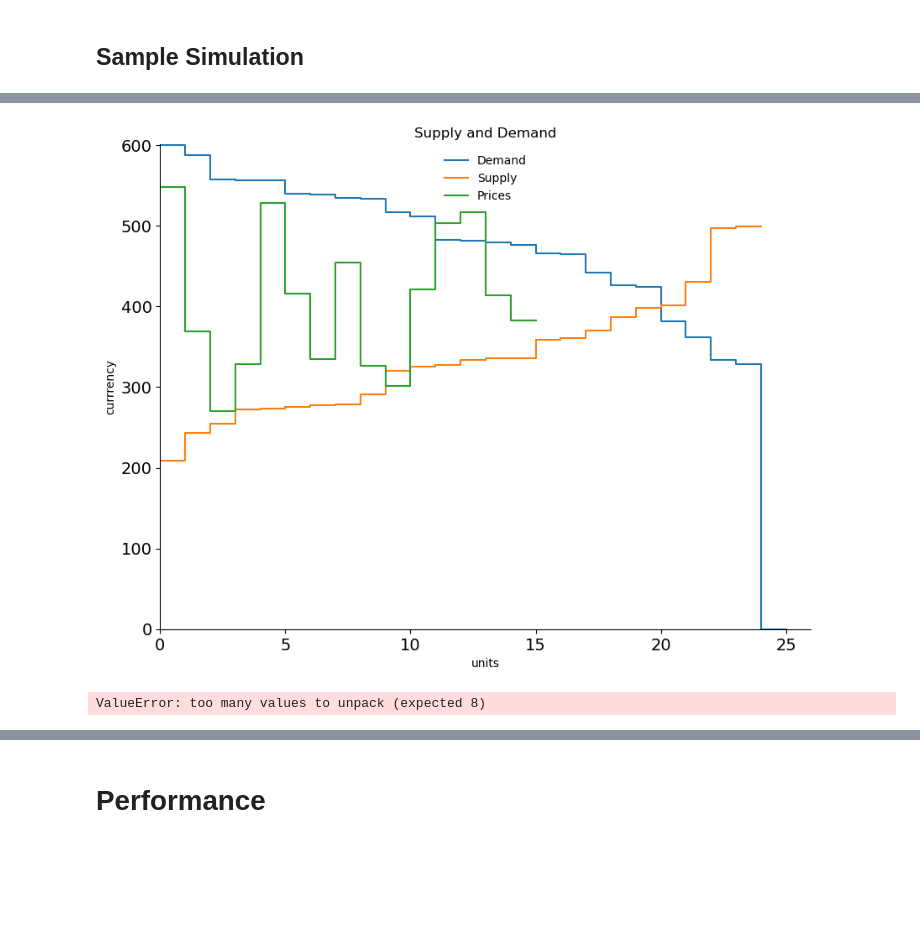
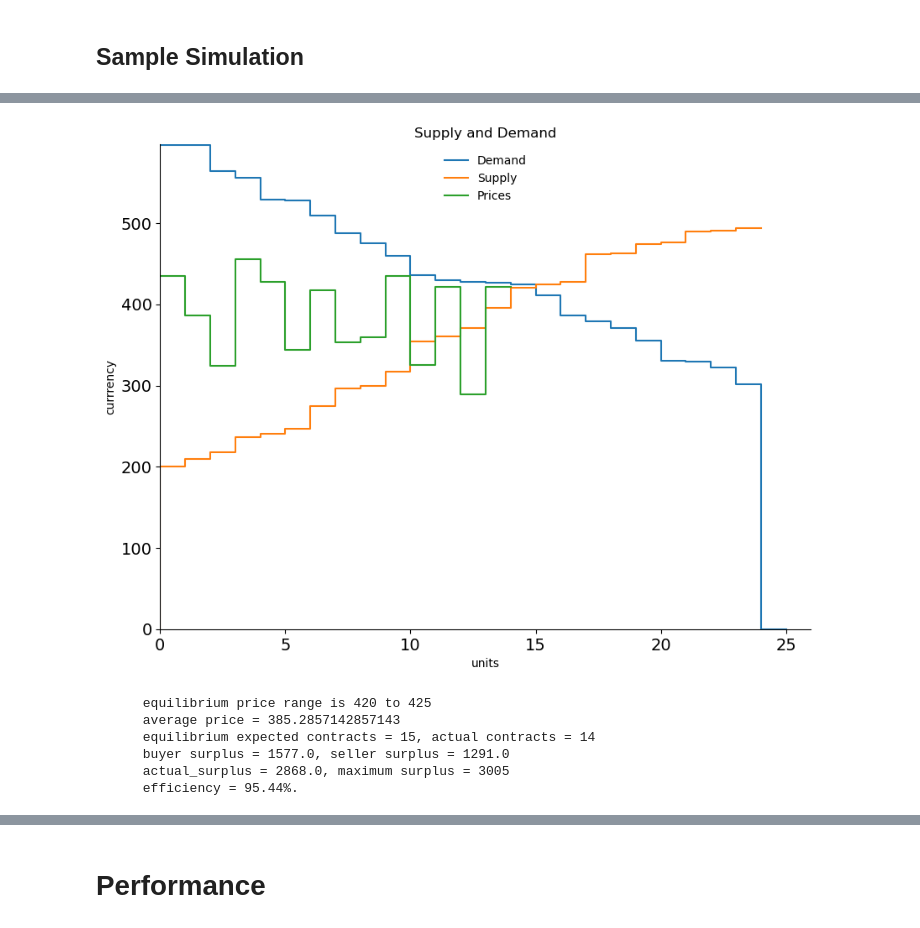
Before and after one commit to Kmccabe/dm_markets, a Jupyter notebook: modules_v3/notebooks/dm_presentation_V7.1_TrueDevCopy.ipynb, the cells around one changed output, grey strips where cells are left out. Drawn from its saved outputs; the diff is of its cells as text; code cells hidden in the pictures; blank space fills up the shorter version.

```diff
--- a/modules_v3/notebooks/dm_presentation_V7.1_TrueDevCopy.ipynb
+++ b/modules_v3/notebooks/dm_presentation_V7.1_TrueDevCopy.ipynb
@@ -117,11 +125,13 @@ trader_types = [(ZID, 4), (ZID, 4)]
 
 # Classic Types
 agent_maker = make_env.MakeAgents(num_traders, trader_types, num_units,
-                                grid_size, lower_bound, upper_bound, debug, market_type="ONE_TYPE", item_types=["C"])
+                                grid_size, lower_bound, upper_bound, debug, market_type="ONE_TYPE", item_types=["C"], default_rep=100)
 #agent_maker.make_test_agents()
 agent_maker.make_agents()
 agent_maker.make_locations()
 agents = agent_maker.get_agents()
+agent_maker.make_market("test_market")
+market = agent_maker.get_market()
 #agent_maker.print_agents(agents)
 
 sim_name = "Sample One Period Simulation"
@@ -129,17 +139,19 @@ num_rounds = 10
 num_periods = 1
 plot_on = False
 debug = False
-
+m_type = "ONE_TYPE"
+i_types = ['C']
+b_type = "ABSTRACT"
 
 big_contracts = pd.DataFrame()
 sim_agents = copy.deepcopy(agents)
 sim1 = simulate.SimPeriod(sim_name, num_rounds, sim_agents,
-                market, grid_size, debug, plot_on)
+                market, grid_size, debug, plot_on, market_type=m_type, item_types=i_types, bidding_type=b_type)
 for period in range(num_periods):
     sim1.run_period()
     big_contracts = pd.concat([big_contracts, sim1.get_contracts()])
 
 print()
-contracts = sim1.get_contracts()
+contracts = sim1.get_contracts(all=True)
 contracts
 # %% [output]
@@ -178,13 +173,17 @@ B.03. In round 9
 # %%
 pr_1 = results.ProcessResults(market, sim_name, agents, contracts, debug)
 pr_1.plot_prices()
+
+pr_1.get_results()
+pr_1.display_results()
 # %% [output]
-[figure, old version]
+[figure, new version]
+      equilibrium price range is 420 to 425
+      average price = 385.2857142857143
+      equilibrium expected contracts = 15, actual contracts = 14
+      buyer surplus = 1577.0, seller surplus = 1291.0
+      actual_surplus = 2868.0, maximum surplus = 3005
+      efficiency = 95.44%.
-# %%
-"""pr_1.get_results()
-pr_1.display_results()"""
-# %% [output]
-ValueError: too many values to unpack (expected 8)
 # %%
 # Circular market type
 m_type = "TWO_TYPE"
```
Also changed, not shown: parts of 19 cells of this notebook, 7 other files.
